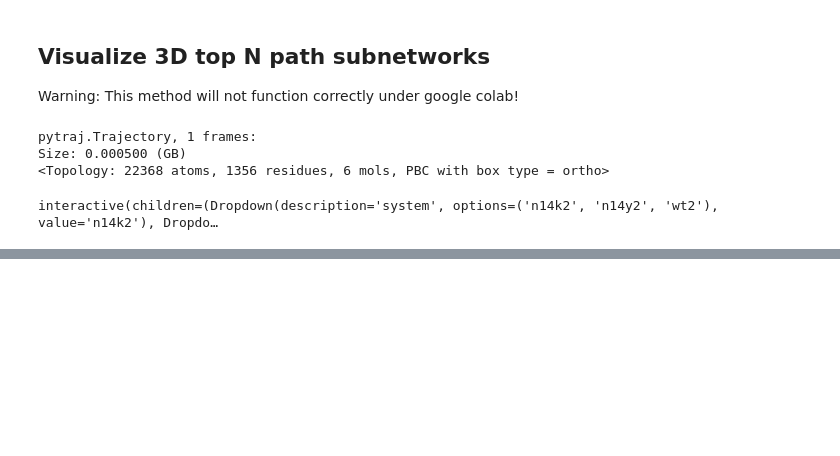
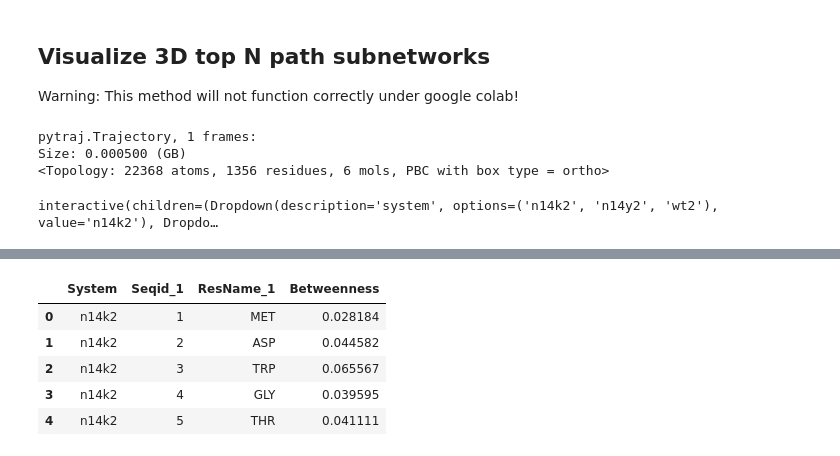
Before and after one commit to wesleymsmith/cx26_energy_network, a Jupyter notebook: Analyze_InteractionEnergy_Networks.ipynb, the cells around one changed output, grey strips where cells are left out. Cells and saved outputs as stored; diff of their text form; code cells hidden in the pictures; blank space fills up the shorter version.

Commit message:
added node importance plot for cx26

```diff
--- a/Analyze_InteractionEnergy_Networks.ipynb
+++ b/Analyze_InteractionEnergy_Networks.ipynb
@@ -280,0 +293,20 @@ interactive(children=(Dropdown(description='system', options=('n14k2', 'n14y2',
+# %%
+nodeImportanceTable=networkDataTable[
+        networkDataTable['Variant'].isin(['acetyl','standard'])
+    ][
+        ['System','Rep','Resid_1','Seqid_1','ResName_1','Betweenness']
+    ].groupby(
+        ['System','Rep','Resid_1','Seqid_1','ResName_1'] #sum over all interactions
+    ).progress_aggregate(sum).reset_index()[
+        ['System','Seqid_1','ResName_1','Betweenness']
+    ].groupby(
+        ['System','Seqid_1','ResName_1'] #average over all reps / chains
+    ).progress_aggregate(np.mean).reset_index()
+nodeImportanceTable.head()
+# %% [output]
+|  | System | Seqid_1 | ResName_1 | Betweenness |
+| 0 | n14k2 | 1 | MET | 0.028184 |
+| 1 | n14k2 | 2 | ASP | 0.044582 |
+| 2 | n14k2 | 3 | TRP | 0.065567 |
+| 3 | n14k2 | 4 | GLY | 0.039595 |
+| 4 | n14k2 | 5 | THR | 0.041111 |
```
Also changed, not shown: parts of 3 cells of this notebook.
